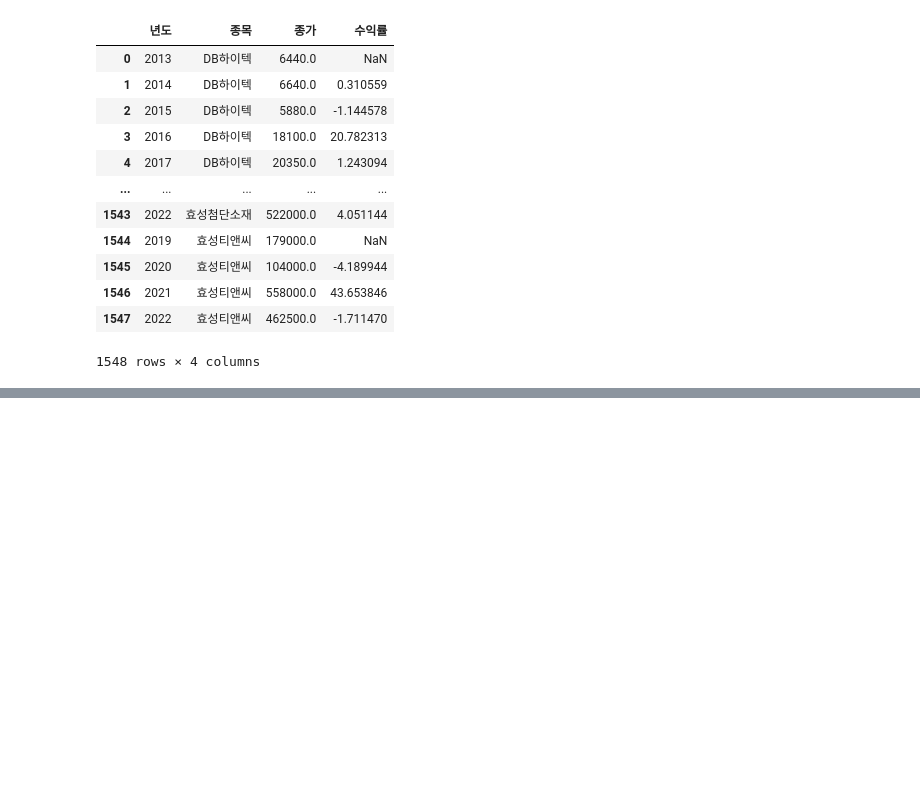
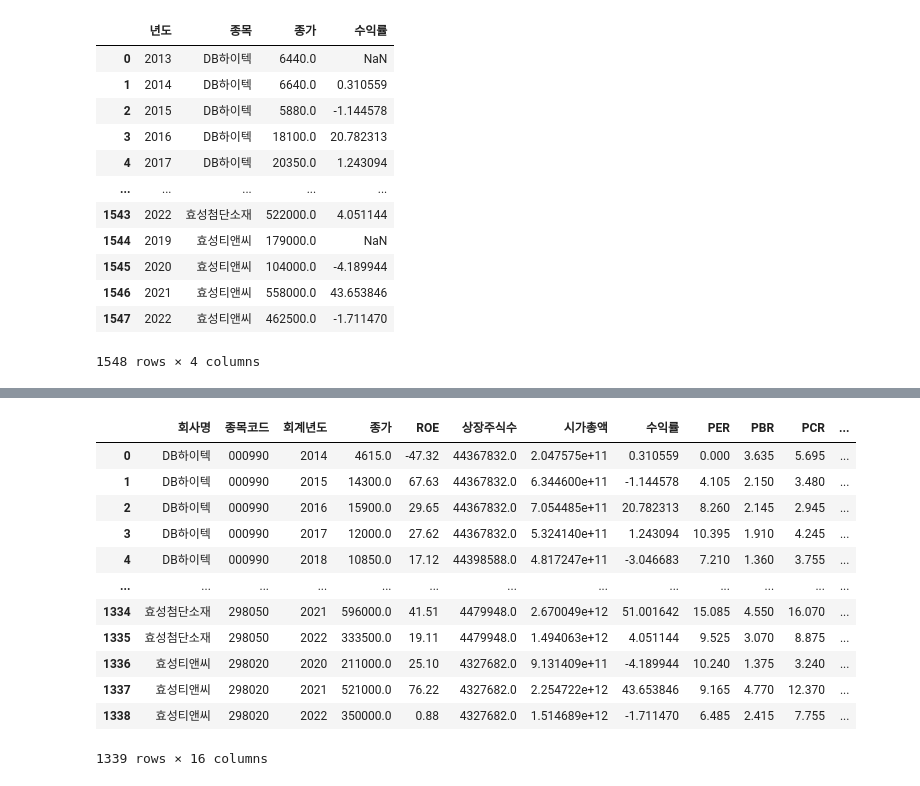
Before and after one commit to seohyungro/Python, a Jupyter notebook: 해커톤/해커톤_.ipynb, the cells around one changed output, grey strips where cells are left out. Drawn from its saved outputs; the diff is of its cells as text; code cells hidden in the pictures; blank space fills up the shorter version.

```diff
--- a/해커톤/해커톤_.ipynb
+++ b/해커톤/해커톤_.ipynb
@@ -401,0 +290,6 @@ Index(['ROE', 'PER', 'PBR', 'PCR', 'PSR', 'ROA', 'NEW', 'EY'], dtype='object')
+# %%
+kospi.drop(["이익수익률", "자산", "판관비", "당기순이익"], axis=1, inplace=True)
+# %%
+kospi['수익률'] = kospi.groupby('회사명')['수정종가'].pct_change() * 10
+# %%
+kospi = kospi.dropna()
@@ -401,0 +300,16 @@ Index(['ROE', 'PER', 'PBR', 'PCR', 'PSR', 'ROA', 'NEW', 'EY'], dtype='object')
+# %%
+kospi.replace([np.inf, -np.inf], 0)
+# %% [output]
+|  | 회사명 | 종목코드 | 회계년도 | 종가 | ROE | 상장주식수 | 시가총액 | 수익률 | PER | PBR | PCR | ... |
+| 0 | DB하이텍 | 000990 | 2014 | 4615.0 | -47.32 | 44367832.0 | 2.047575e+11 | 0.310559 | 0.000 | 3.635 | 5.695 | ... |
+| 1 | DB하이텍 | 000990 | 2015 | 14300.0 | 67.63 | 44367832.0 | 6.344600e+11 | -1.144578 | 4.105 | 2.150 | 3.480 | ... |
+| 2 | DB하이텍 | 000990 | 2016 | 15900.0 | 29.65 | 44367832.0 | 7.054485e+11 | 20.782313 | 8.260 | 2.145 | 2.945 | ... |
+| 3 | DB하이텍 | 000990 | 2017 | 12000.0 | 27.62 | 44367832.0 | 5.324140e+11 | 1.243094 | 10.395 | 1.910 | 4.245 | ... |
+| 4 | DB하이텍 | 000990 | 2018 | 10850.0 | 17.12 | 44398588.0 | 4.817247e+11 | -3.046683 | 7.210 | 1.360 | 3.755 | ... |
+| ... | ... | ... | ... | ... | ... | ... | ... | ... | ... | ... | ... | ... |
+| 1334 | 효성첨단소재 | 298050 | 2021 | 596000.0 | 41.51 | 4479948.0 | 2.670049e+12 | 51.001642 | 15.085 | 4.550 | 16.070 | ... |
+| 1335 | 효성첨단소재 | 298050 | 2022 | 333500.0 | 19.11 | 4479948.0 | 1.494063e+12 | 4.051144 | 9.525 | 3.070 | 8.875 | ... |
+| 1336 | 효성티앤씨 | 298020 | 2020 | 211000.0 | 25.10 | 4327682.0 | 9.131409e+11 | -4.189944 | 10.240 | 1.375 | 3.240 | ... |
+| 1337 | 효성티앤씨 | 298020 | 2021 | 521000.0 | 76.22 | 4327682.0 | 2.254722e+12 | 43.653846 | 9.165 | 4.770 | 12.370 | ... |
+| 1338 | 효성티앤씨 | 298020 | 2022 | 350000.0 | 0.88 | 4327682.0 | 1.514689e+12 | -1.711470 | 6.485 | 2.415 | 7.755 | ... |
+1339 rows × 16 columns
```
Also changed, not shown: parts of 47 cells of this notebook, 1 other file.
